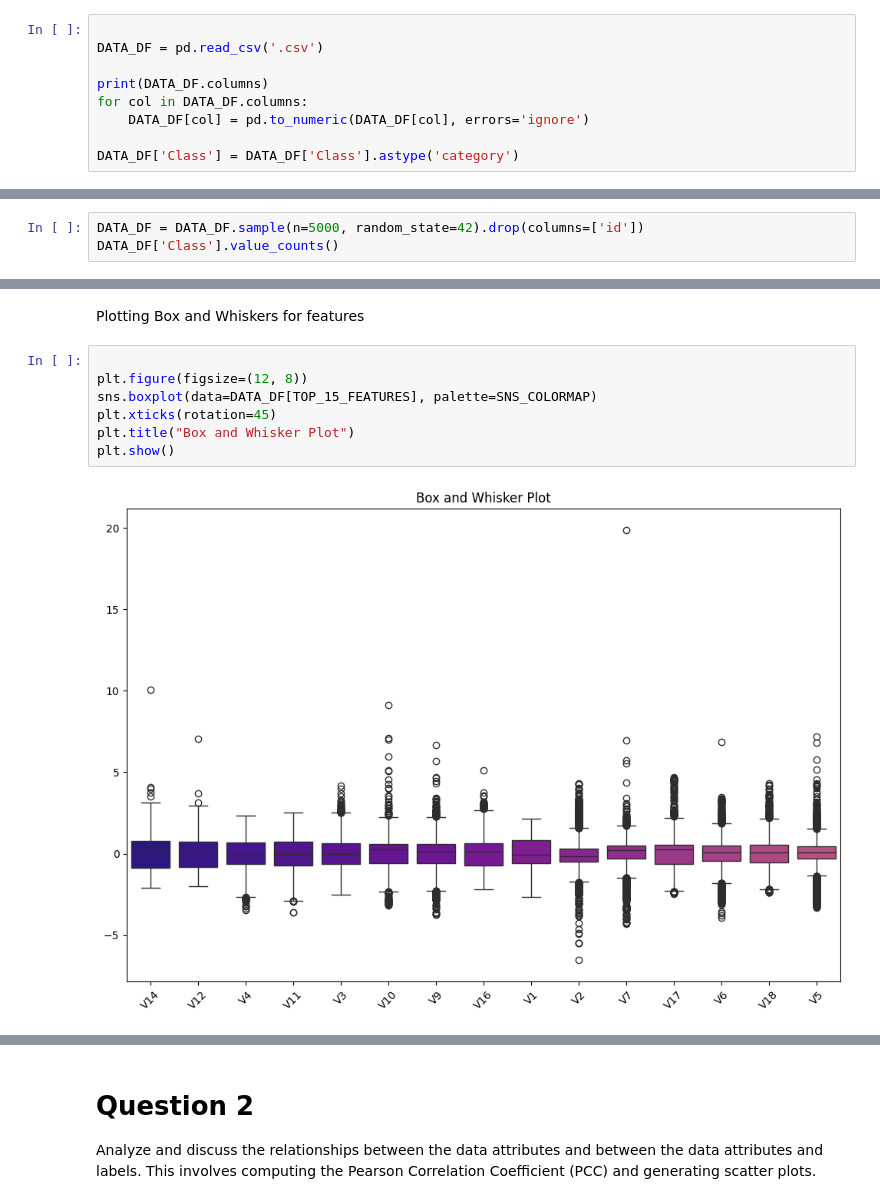
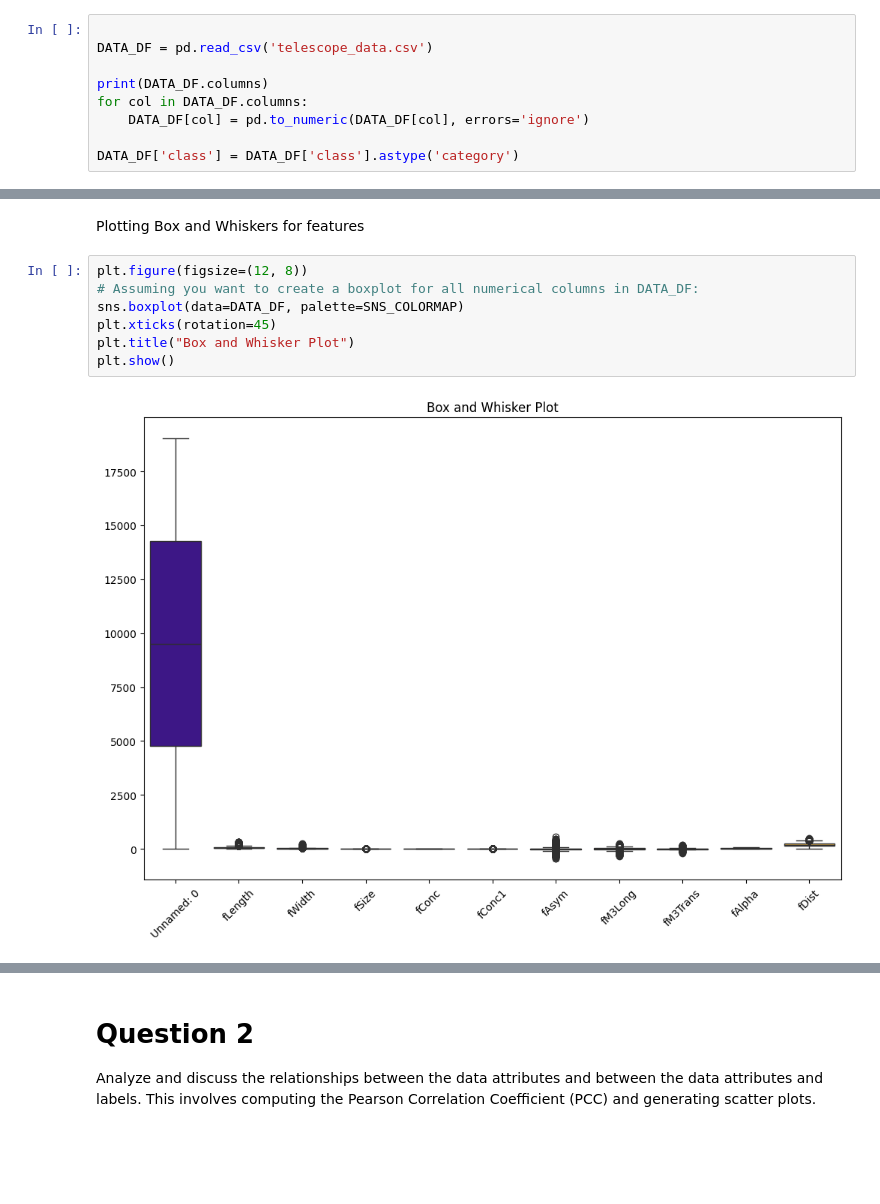
Before and after one commit to erikklm/-ubiquant-machine-learning, a Jupyter notebook: Assignment02/02_Q2.ipynb, the cells around one changed output, grey strips where cells are left out. Saved outputs shown, nothing was run; the diff lists cells and outputs as text; blank space fills up the shorter version.

```diff
--- a/Assignment02/02_Q2.ipynb
+++ b/Assignment02/02_Q2.ipynb
@@ -32,10 +32,10 @@ Source: https://www.kaggle.com/datasets/nelgiriyewithana/credit-card-fraud-detec
 # %%
 
-DATA_DF = pd.read_csv('.csv')
+DATA_DF = pd.read_csv('telescope_data.csv')
 
 print(DATA_DF.columns)
 for col in DATA_DF.columns:
     DATA_DF[col] = pd.to_numeric(DATA_DF[col], errors='ignore')
 
-DATA_DF['Class'] = DATA_DF['Class'].astype('category')
+DATA_DF['class'] = DATA_DF['class'].astype('category')
 # %% [output]
@@ -80,5 +101,2 @@ memory usage: 130.7 MB
 # %% [markdown]
 Take a random sample of 5000 rows to improve compute times
-# %%
-DATA_DF = DATA_DF.sample(n=5000, random_state=42).drop(columns=['id'])
-DATA_DF['Class'].value_counts()
@@ -157,14 +175,14 @@ plt.show()
 # %% [markdown]
 Plotting Box and Whiskers for features
 # %%
-
 plt.figure(figsize=(12, 8))
-sns.boxplot(data=DATA_DF[TOP_15_FEATURES], palette=SNS_COLORMAP)
+# Assuming you want to create a boxplot for all numerical columns in DATA_DF:
+sns.boxplot(data=DATA_DF, palette=SNS_COLORMAP)
 plt.xticks(rotation=45)
 plt.title("Box and Whisker Plot")
 plt.show()
 # %% [output]
-[figure, old version]
+[figure, new version]
 # %% [markdown]
 ### Answer
 
```
Also changed, not shown: parts of 51 cells of this notebook.
